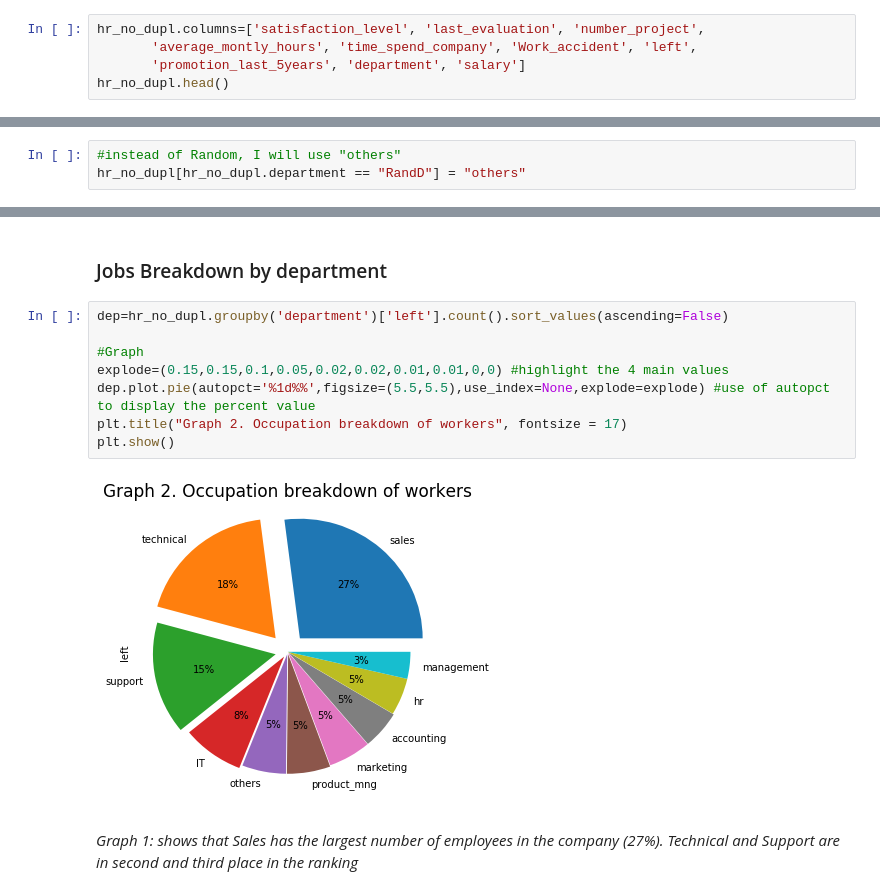
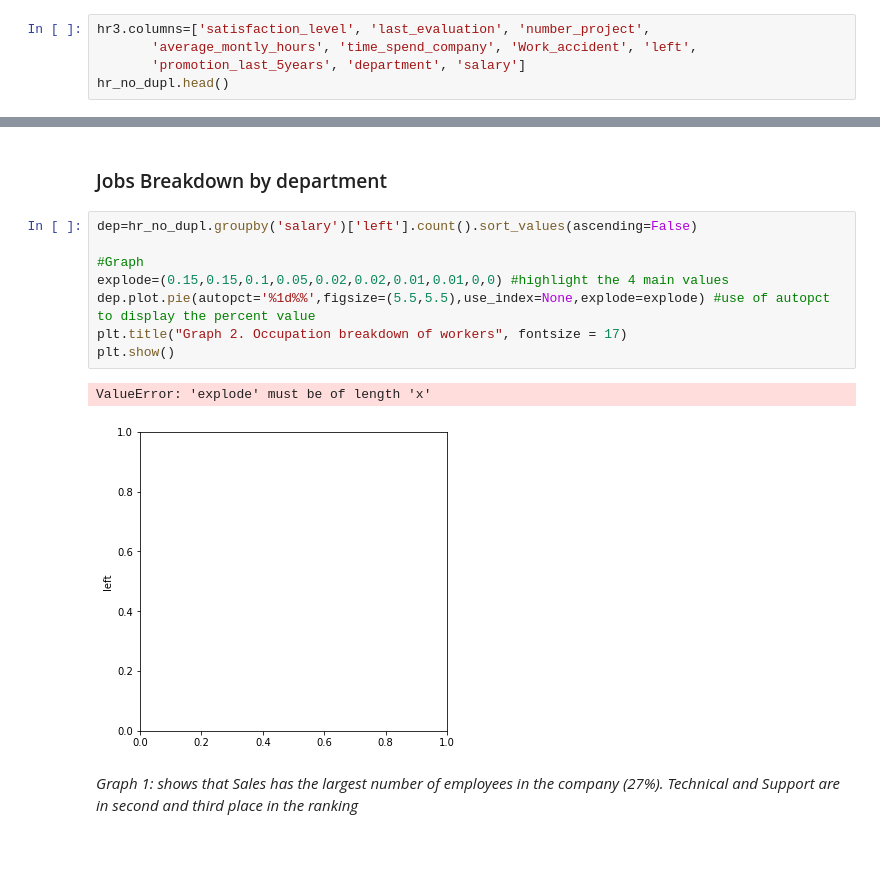
Before and after one commit to MariaGamero/TFM-ReasonsforEmployeeTurnover, a Jupyter notebook: Employee_retention.ipynb, the cells around one changed output, grey strips where cells are left out. Cells and saved outputs as stored; diff of their text form; blank space fills up the shorter version.

```diff
--- a/Employee_retention.ipynb
+++ b/Employee_retention.ipynb
@@ -199,5 +212,5 @@ plt.show()
 # %%
-hr_no_dupl.columns=['satisfaction_level', 'last_evaluation', 'number_project',
+hr3.columns=['satisfaction_level', 'last_evaluation', 'number_project',
        'average_montly_hours', 'time_spend_company', 'Work_accident', 'left',
        'promotion_last_5years', 'department', 'salary']
 hr_no_dupl.head()
@@ -208,6 +221,3 @@ hr_no_dupl.head()
 | 2 | 0.11 | 0.88 | 7 | 272 | 4 | ... |
 | 3 | 0.72 | 0.87 | 5 | 223 | 5 | ... |
 | 4 | 0.37 | 0.52 | 2 | 159 | 3 | ... |
-# %%
-#instead of Random, I will use "others"
-hr_no_dupl[hr_no_dupl.department == "RandD"] = "others"
@@ -225,14 +224,15 @@ See the caveats in the documentation: http://pandas.pydata.org/pandas-docs/stabl
 # %% [markdown]
 ### Jobs Breakdown by department
 # %%
-dep=hr_no_dupl.groupby('department')['left'].count().sort_values(ascending=False)
+dep=hr_no_dupl.groupby('salary')['left'].count().sort_values(ascending=False)
 
 #Graph
 explode=(0.15,0.15,0.1,0.05,0.02,0.02,0.01,0.01,0,0) #highlight the 4 main values
 dep.plot.pie(autopct='%1d%%',figsize=(5.5,5.5),use_index=None,explode=explode) #use of autopct to display the percent value
 plt.title("Graph 2. Occupation breakdown of workers", fontsize = 17)
 plt.show()
 # %% [output]
+ValueError: 'explode' must be of length 'x'
-[figure, old version]
+[figure, new version]
 # %% [markdown]
 _*Graph 1*: shows that *Sales* has the largest number of employees in the company (27%). Technical and Support are in second and third place in the ranking_
```
Also changed, not shown: parts of 6 cells of this notebook.
